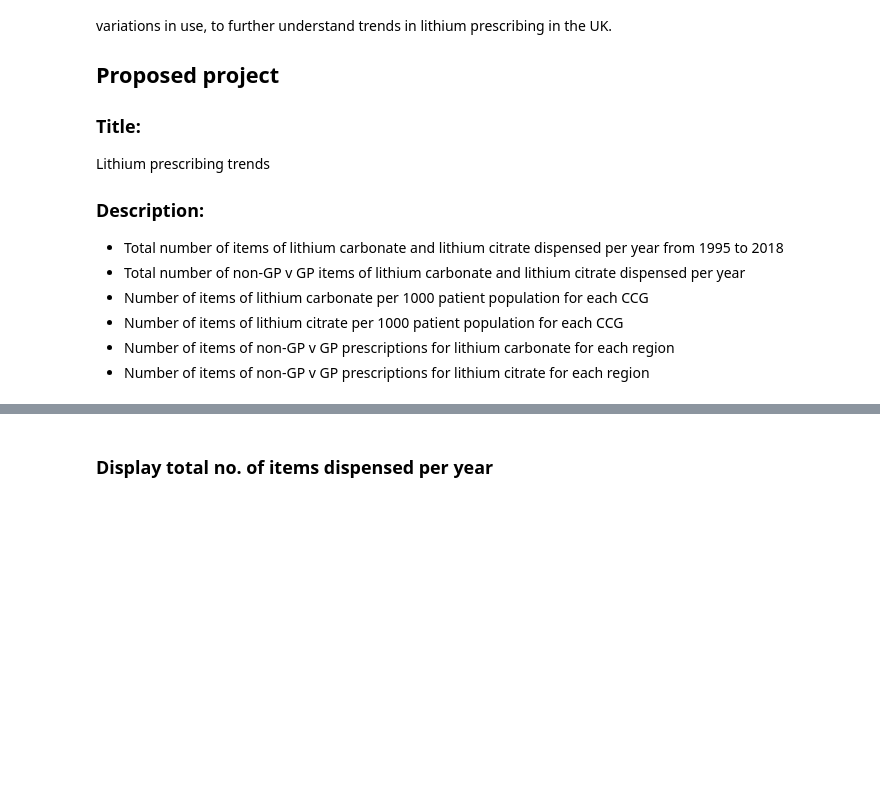
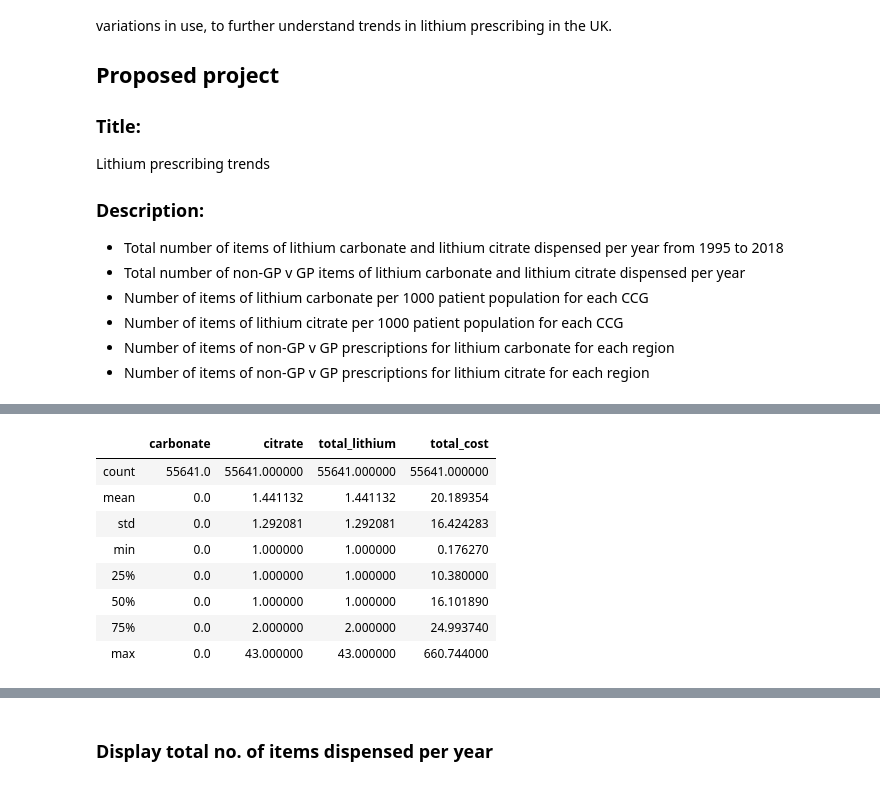
Before and after one commit to orlamac/lithium-paper, a Jupyter notebook: Lithium prescribing trends.ipynb, the cells around one changed output, grey strips where cells are left out. Saved outputs shown, nothing was run; the diff lists cells and outputs as text; code cells hidden in the pictures; blank space fills up the shorter version.

```diff
--- a/Lithium prescribing trends.ipynb
+++ b/Lithium prescribing trends.ipynb
@@ -129 +167,13 @@ df_citrate.head()
+# %%
+df_citrate.describe()
+# %% [output]
+|  | carbonate | citrate | total_lithium | total_cost |
+| count | 55641.0 | 55641.000000 | 55641.000000 | 55641.000000 |
+| mean | 0.0 | 1.441132 | 1.441132 | 20.189354 |
+| std | 0.0 | 1.292081 | 1.292081 | 16.424283 |
+| min | 0.0 | 1.000000 | 1.000000 | 0.176270 |
+| 25% | 0.0 | 1.000000 | 1.000000 | 10.380000 |
+| 50% | 0.0 | 1.000000 | 1.000000 | 16.101890 |
+| 75% | 0.0 | 2.000000 | 2.000000 | 24.993740 |
+| max | 0.0 | 43.000000 | 43.000000 | 660.744000 |
 # %%
```
Also changed, not shown: parts of 18 cells of this notebook, 4 other files.
